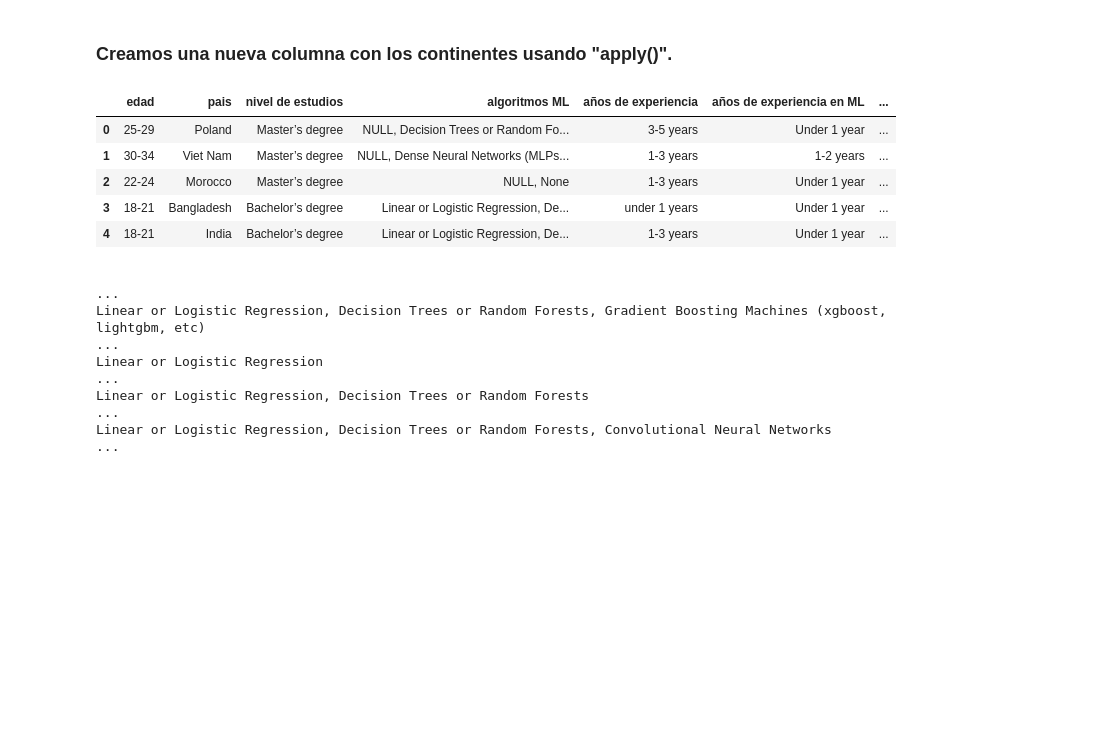
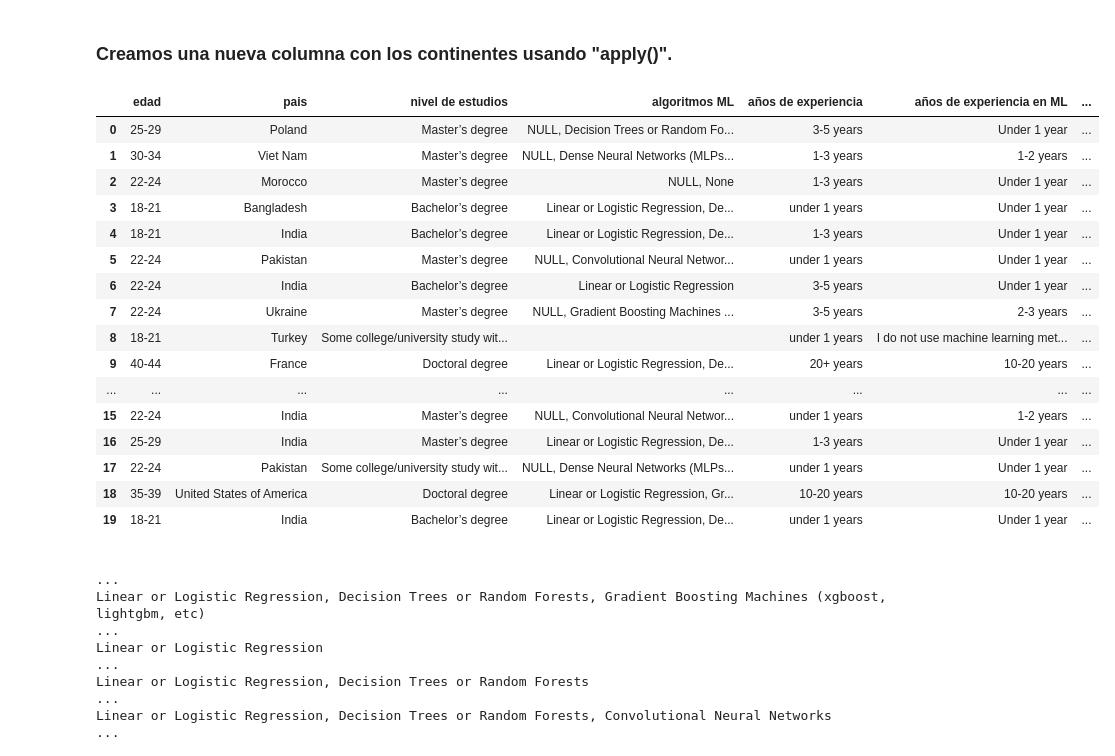
Before and after one commit to silviagordon/EDA-Visualizacion, a Jupyter notebook: dataframe_tecnico.ipynb, the cells around one changed output. Cells and saved outputs as stored; diff of their text form; code cells hidden in the pictures; blank space fills up the shorter version.

```diff
--- a/dataframe_tecnico.ipynb
+++ b/dataframe_tecnico.ipynb
@@ -74,14 +74,25 @@ def continente(pais):
 # %%
 df_tecnico["continente"] = df_tecnico["pais"].apply(continente)
 # %%
-df_tecnico.head()
+df_tecnico.head(20)
 # %% [output]
 |  | edad | pais | nivel de estudios | algoritmos ML | años de experiencia | años de experiencia en ML | ... |
 | 0 | 25-29 | Poland | Master’s degree | NULL, Decision Trees or Random Fo... | 3-5 years | Under 1 year | ... |
 | 1 | 30-34 | Viet Nam | Master’s degree | NULL, Dense Neural Networks (MLPs... | 1-3 years | 1-2 years | ... |
 | 2 | 22-24 | Morocco | Master’s degree | NULL, None | 1-3 years | Under 1 year | ... |
 | 3 | 18-21 | Bangladesh | Bachelor’s degree | Linear or Logistic Regression, De... | under 1 years | Under 1 year | ... |
 | 4 | 18-21 | India | Bachelor’s degree | Linear or Logistic Regression, De... | 1-3 years | Under 1 year | ... |
+| 5 | 22-24 | Pakistan | Master’s degree | NULL, Convolutional Neural Networ... | under 1 years | Under 1 year | ... |
+| 6 | 22-24 | India | Bachelor’s degree | Linear or Logistic Regression | 3-5 years | Under 1 year | ... |
+| 7 | 22-24 | Ukraine | Master’s degree | NULL, Gradient Boosting Machines ... | 3-5 years | 2-3 years | ... |
+| 8 | 18-21 | Turkey | Some college/university study wit... |  | under 1 years | I do not use machine learning met... | ... |
+| 9 | 40-44 | France | Doctoral degree | Linear or Logistic Regression, De... | 20+ years | 10-20 years | ... |
+| ... | ... | ... | ... | ... | ... | ... | ... |
+| 15 | 22-24 | India | Master’s degree | NULL, Convolutional Neural Networ... | under 1 years | 1-2 years | ... |
+| 16 | 25-29 | India | Master’s degree | Linear or Logistic Regression, De... | 1-3 years | Under 1 year | ... |
+| 17 | 22-24 | Pakistan | Some college/university study wit... | NULL, Dense Neural Networks (MLPs... | under 1 years | Under 1 year | ... |
+| 18 | 35-39 | United States of America | Doctoral degree | Linear or Logistic Regression, Gr... | 10-20 years | 10-20 years | ... |
+| 19 | 18-21 | India | Bachelor’s degree | Linear or Logistic Regression, De... | under 1 years | Under 1 year | ... |
 # %%
 df_tecnico["algoritmos ML"].value_counts()
 # %% [output]
```
Also changed, not shown: parts of 23 cells of this notebook, 1 other file.
